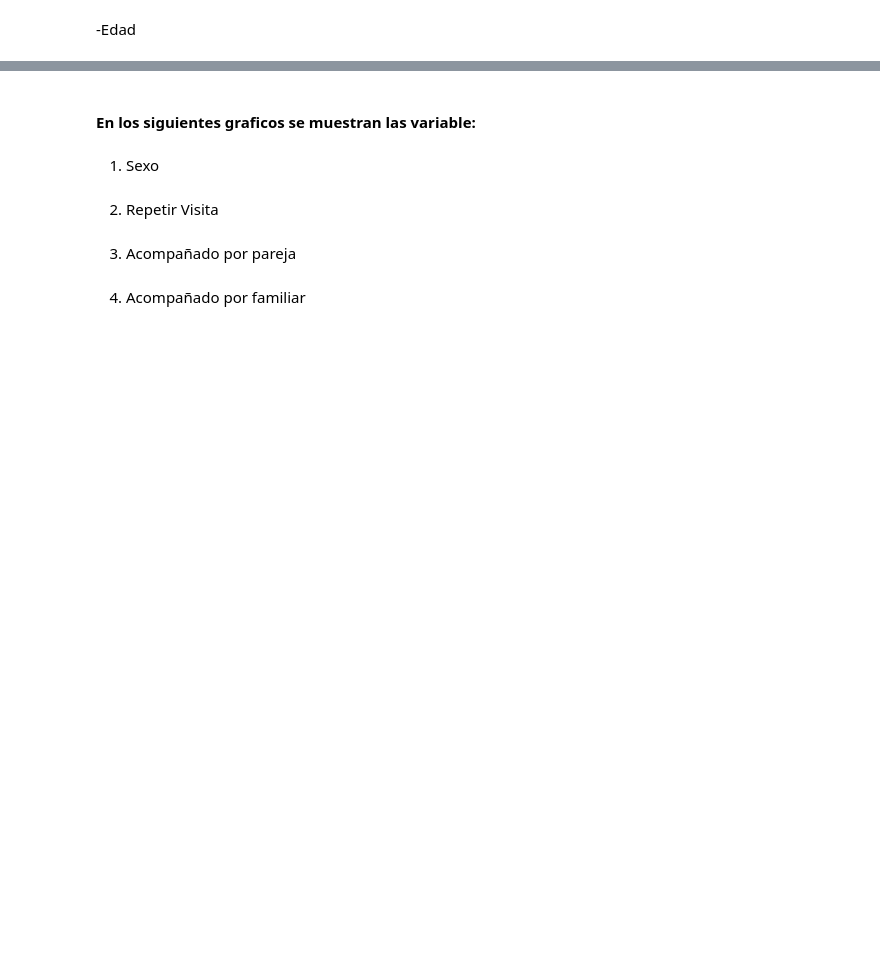
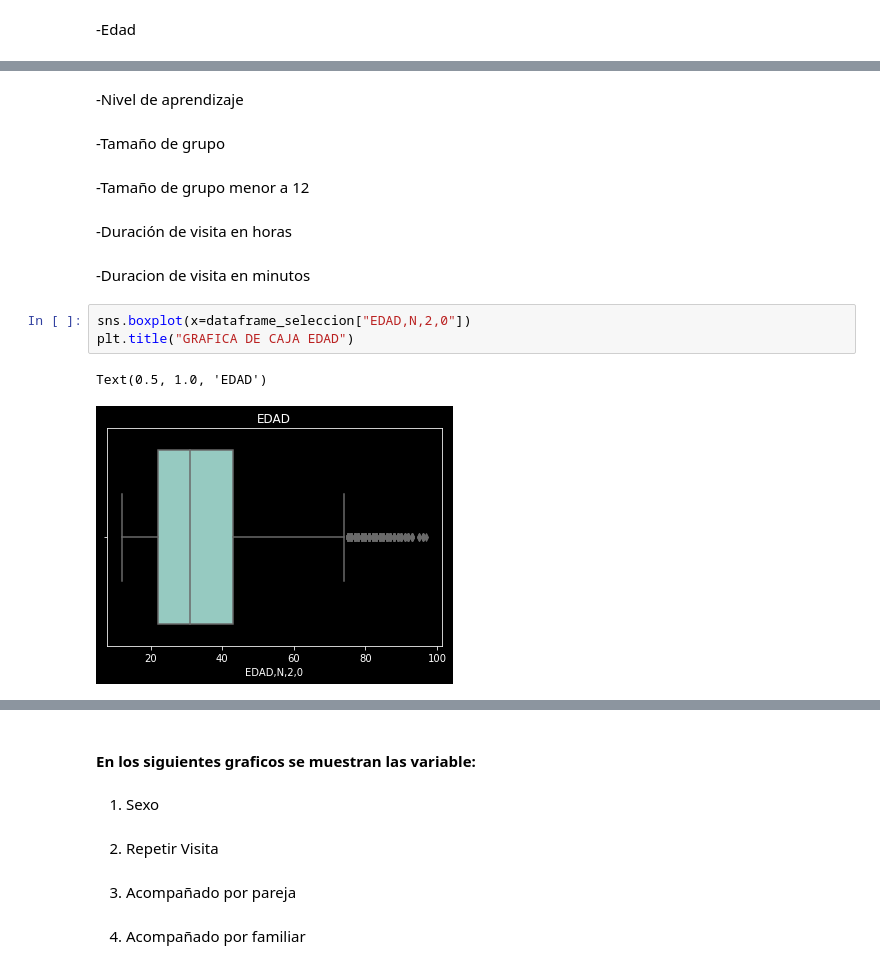
Before and after one commit to BrandonIslas/Proyecto1_Mineria_Datos, a Jupyter notebook: Reporte_Limpieza.ipynb, the cells around one changed output, grey strips where cells are left out. Cells and saved outputs as stored; diff of their text form; blank space fills up the shorter version.

```diff
--- a/Reporte_Limpieza.ipynb
+++ b/Reporte_Limpieza.ipynb
@@ -179,0 +145,16 @@ plt.style.use('dark_background')
+# %% [markdown]
+-Nivel de aprendizaje
+# %% [markdown]
+-Tamaño de grupo
+# %% [markdown]
+-Tamaño de grupo menor a 12
+# %% [markdown]
+-Duración de visita en horas
+# %% [markdown]
+-Duracion de visita en minutos
+# %%
+sns.boxplot(x=dataframe_seleccion["EDAD,N,2,0"])
+plt.title("GRAFICA DE CAJA EDAD")
+# %% [output]
+Text(0.5, 1.0, 'EDAD')
+[figure, added]
```
Also changed, not shown: parts of 30 cells of this notebook, 1 other file.
